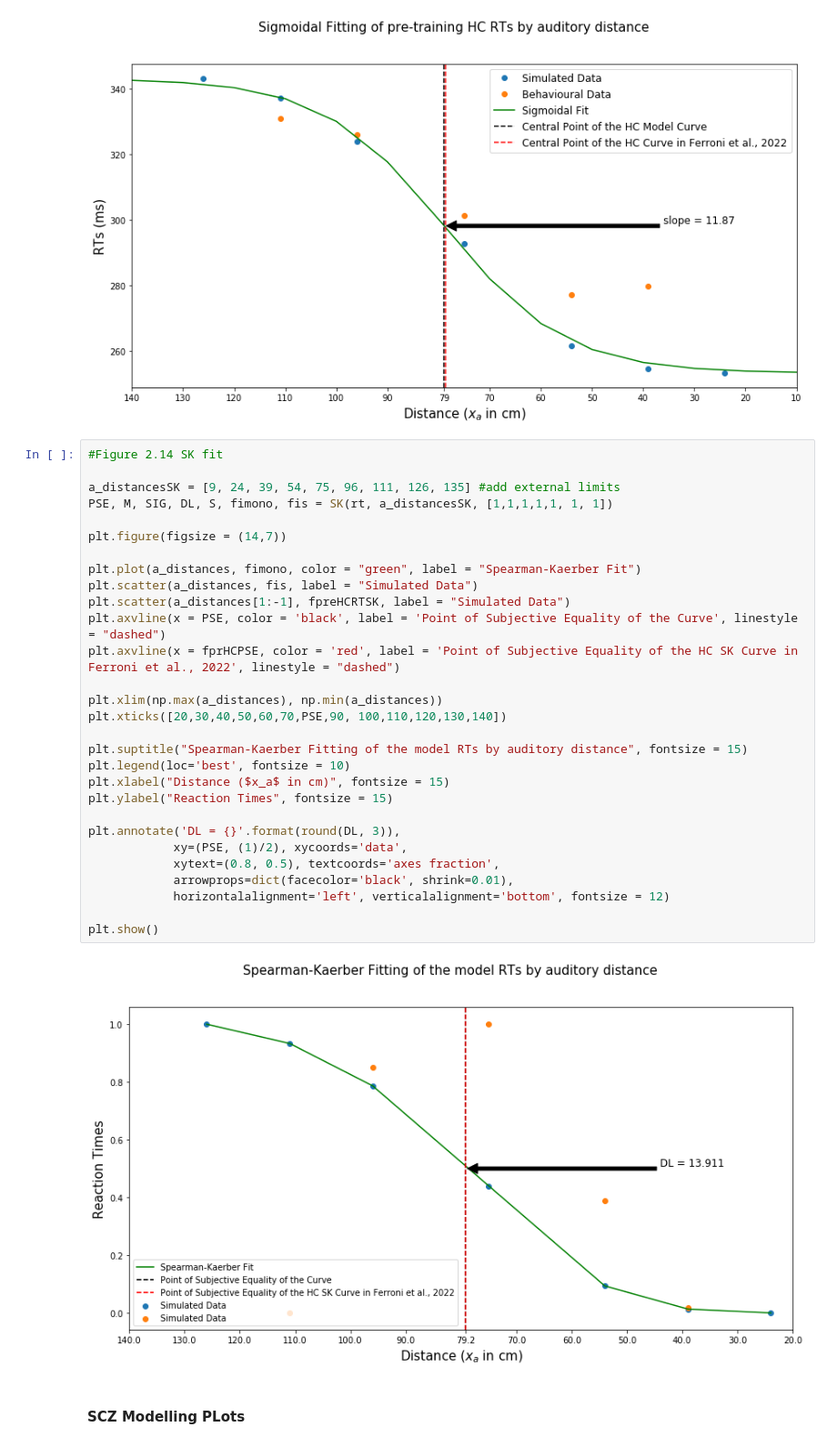
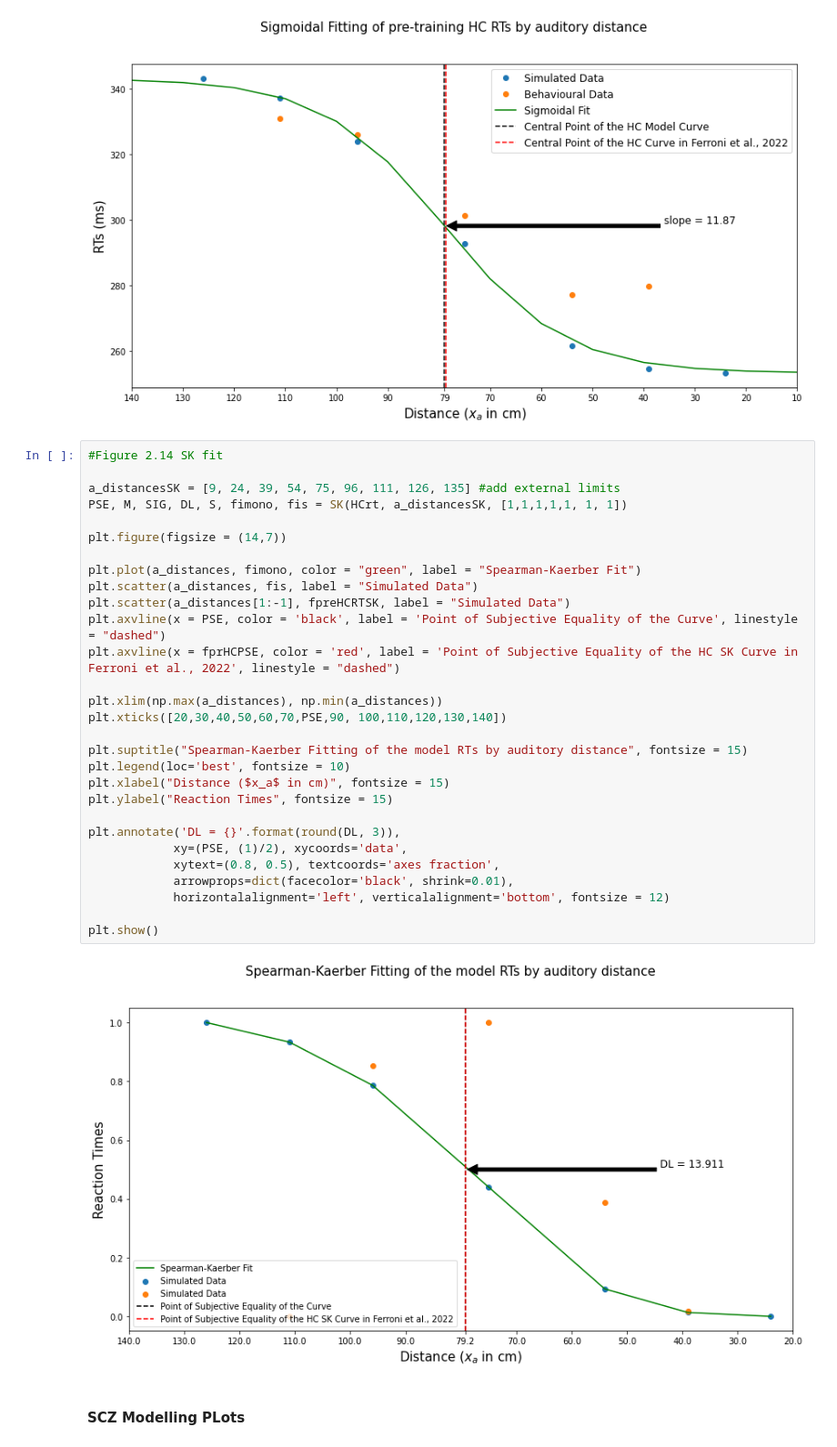
Before and after one commit to VladGrigoras/Dissertation, a Jupyter notebook: Plots.ipynb, the cells around one changed output. Shown at 91% size. Cells and saved outputs as stored; diff of their text form.

```diff
--- a/Plots.ipynb
+++ b/Plots.ipynb
@@ -605,34 +605,34 @@ plt.show()
 # %%
 #Figure 2.14 SK fit
 
 a_distancesSK = [9, 24, 39, 54, 75, 96, 111, 126, 135] #add external limits
-PSE, M, SIG, DL, S, fimono, fis = SK(rt, a_distancesSK, [1,1,1,1,1, 1, 1])
+PSE, M, SIG, DL, S, fimono, fis = SK(HCrt, a_distancesSK, [1,1,1,1,1, 1, 1])
 
 plt.figure(figsize = (14,7))
 
 plt.plot(a_distances, fimono, color = "green", label = "Spearman-Kaerber Fit")
 plt.scatter(a_distances, fis, label = "Simulated Data")
 plt.scatter(a_distances[1:-1], fpreHCRTSK, label = "Simulated Data")
 plt.axvline(x = PSE, color = 'black', label = 'Point of Subjective Equality of the Curve', linestyle = "dashed")
 plt.axvline(x = fprHCPSE, color = 'red', label = 'Point of Subjective Equality of the HC SK Curve in Ferroni et al., 2022', linestyle = "dashed")
 
 plt.xlim(np.max(a_distances), np.min(a_distances))
 plt.xticks([20,30,40,50,60,70,PSE,90, 100,110,120,130,140])
 
 plt.suptitle("Spearman-Kaerber Fitting of the model RTs by auditory distance", fontsize = 15)
 plt.legend(loc='best', fontsize = 10)
 plt.xlabel("Distance ($x_a$ in cm)", fontsize = 15)
 plt.ylabel("Reaction Times", fontsize = 15)
 
 plt.annotate('DL = {}'.format(round(DL, 3)),
             xy=(PSE, (1)/2), xycoords='data',
             xytext=(0.8, 0.5), textcoords='axes fraction',
             arrowprops=dict(facecolor='black', shrink=0.01),
             horizontalalignment='left', verticalalignment='bottom', fontsize = 12)
 
 plt.show()
 # %% [output]
-[figure, old version]
+[figure, new version]
 # %% [markdown]
 #### SCZ Modelling PLots
 # %%
```
Also changed, not shown: parts of 9 cells of this notebook, 3 other files.
